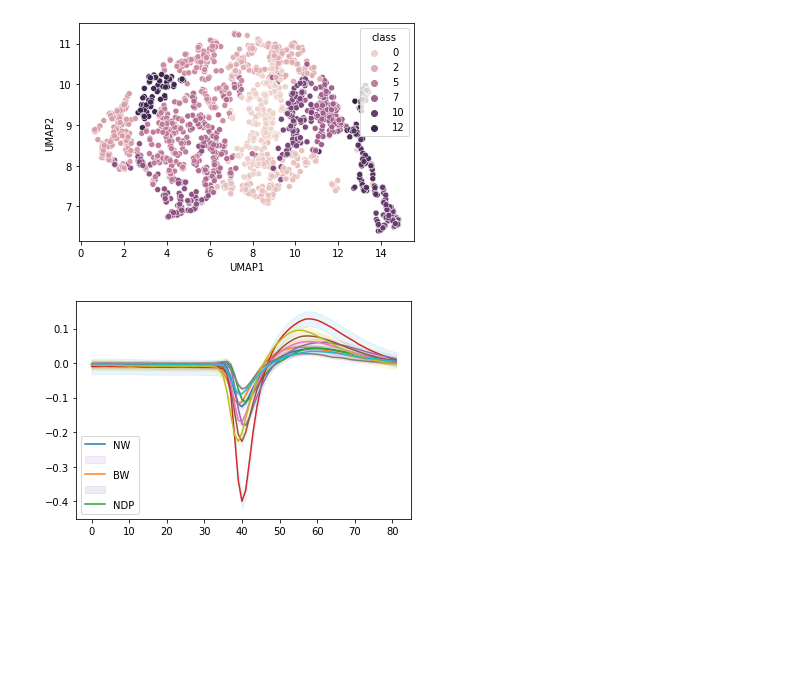
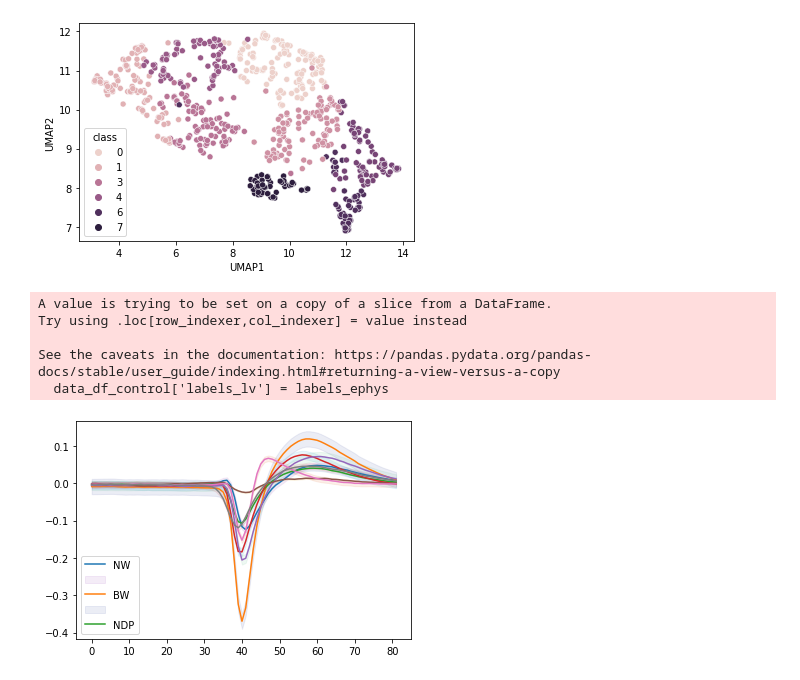
Before and after one commit to Nishant-codex/single_cell_analysis, a Jupyter notebook: notebooks/Guido_cells.ipynb, the cells around one changed output. Saved outputs shown, nothing was run; the diff lists cells and outputs as text; code cells hidden in the pictures; blank space fills up the shorter version.

```diff
--- a/notebooks/Guido_cells.ipynb
+++ b/notebooks/Guido_cells.ipynb
@@ -105,4 +105,8 @@ coherence_colors = [[0.609, 0.283, 0.724],
                     [0.898,	0.41 , 0.165],
                     [0.834,	0.3 , 0.265],
                     [0.912,	0.8 , 0.112],
-                    [0.612,	0.3 , 0.834]]
+                    [0.612,	0.3 , 0.834],
+                    [0.199, 0.21, 0.133],
+                    [.60, .179, .113]]
+
+len(coherence_colors)
@@ -113,4 +166,6 @@ data_df = pd.DataFrame(data,columns = ['pid', 'eid', 'probe', 'subject', 'wavefo
        'rc_slope', 'peak_to_trough', 'spike_width', 'firing_rate',
        'n_waveforms', 'date', 'mod_index', 'modulated', 'sert-cre',
        'anesthesia', 'brain_region'])
+data_df_control = data_df[data_df['sert-cre']==0.0]
+data_df_ser =  data_df[data_df['sert-cre']!=0.0]
 # %%
@@ -139,7 +197,7 @@ plt.show()
 neighbours = 20
 dist = 0.0
 random_state = 42
-data_umap = np.vstack(data_df['waveform'])
+data_umap = np.vstack(data_df_control['waveform'])
 reducer = umap.UMAP(n_neighbors=neighbours,min_dist=dist,random_state=random_state)
 mapper = reducer.fit(data_umap)
 mods = []
@@ -160,21 +218,27 @@ df_2d_exc = {'UMAP1':clusterable_embedding2d_exc[:, 0],
 sns.scatterplot(data=df_2d_exc,x='UMAP1',y='UMAP2',hue='class',cmap=coherence_colors)
 plt.show()
 # %% [output]
-[figure, old version]
+[figure, new version]
 # %%
-data_df['labels_lv'] = labels_ephys
+data_df_control['labels_lv'] = labels_ephys
+# %% [output]
+A value is trying to be set on a copy of a slice from a DataFrame.
+Try using .loc[row_indexer,col_indexer] = value instead
+
+See the caveats in the documentation: https://pandas.pydata.org/pandas-docs/stable/user_guide/indexing.html#returning-a-view-versus-a-copy
+  data_df_control['labels_lv'] = labels_ephys
 # %%
 fig, ax = plt.subplots()
 
-for i,j in zip(set(data_df.labels_lv),coherence_colors):
-    x = np.arange(len(np.mean(data_df[data_df.labels_lv==i]['waveform'])))
-    y = np.mean(data_df[data_df.labels_lv==i]['waveform'])
+for i,j in zip(set(data_df_control.labels_lv),coherence_colors):
+    x = np.arange(len(np.mean(data_df_control[data_df_control.labels_lv==i]['waveform'])))
+    y = np.mean(data_df_control[data_df_control.labels_lv==i]['waveform'])
     #some confidence interval
     ci = 1.96 * np.std(y,axis=0)/np.sqrt(len(y))
     ax.plot(x,y,)
     ax.fill_between(x, (y-ci), (y+ci), color=j, alpha=.1)
 ax.legend(['NW','','BW','','NDP'])
 plt.show()
 # %% [output]
-[figure, old version]
+[figure, new version]
 # %%
```
Also changed, not shown: parts of 9 cells of this notebook, 6 other files.
